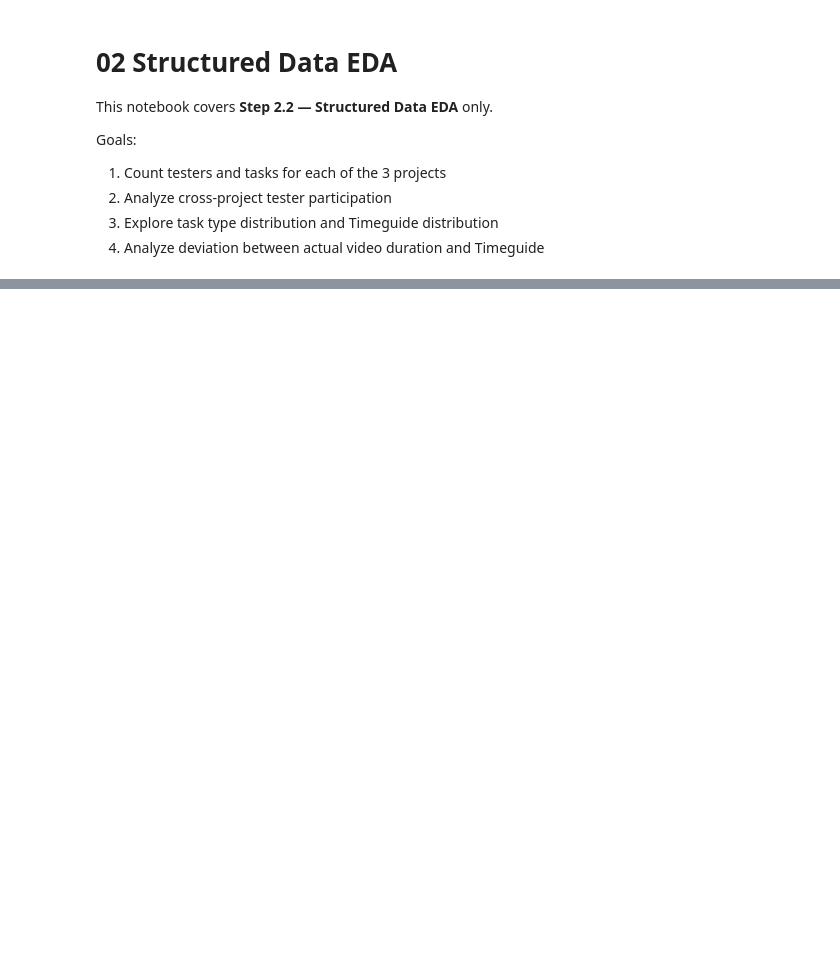
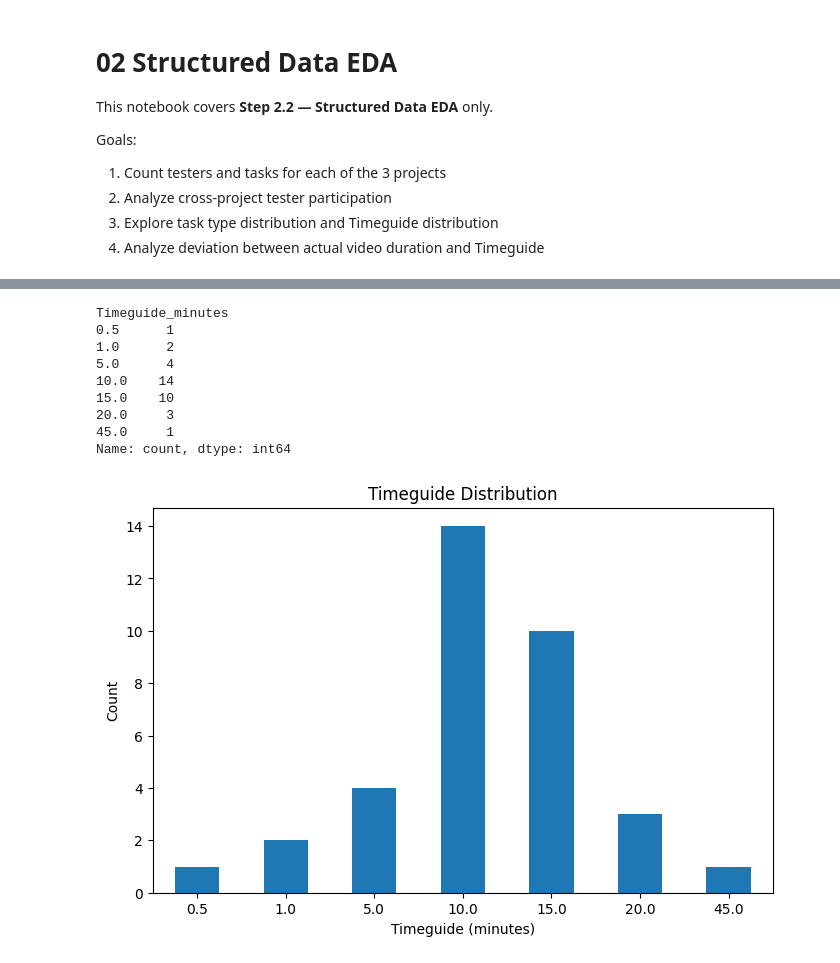
Before and after one commit to 666junyichen/accessibility-testing-qa-engine, a Jupyter notebook: 02_structured_data_eda.ipynb, the cells around one changed output, grey strips where cells are left out. Saved outputs shown, nothing was run; the diff lists cells and outputs as text; code cells hidden in the pictures; blank space fills up the shorter version.

```diff
--- a/02_structured_data_eda.ipynb
+++ b/02_structured_data_eda.ipynb
@@ -442,0 +240,23 @@ final_summary
+# %%
+timeguide_counts = tasks_df["Timeguide_minutes"].value_counts().sort_index()
+
+display(timeguide_counts)
+
+plt.figure(figsize=(8, 5))
+timeguide_counts.plot(kind="bar")
+plt.title("Timeguide Distribution")
+plt.xlabel("Timeguide (minutes)")
+plt.ylabel("Count")
+plt.xticks(rotation=0)
+plt.show()
+# %% [output]
+Timeguide_minutes
+0.5      1
+1.0      2
+5.0      4
+10.0    14
+15.0    10
+20.0     3
+45.0     1
+Name: count, dtype: int64
+[figure, added]
```
Also changed, not shown: parts of 40 cells of this notebook.
